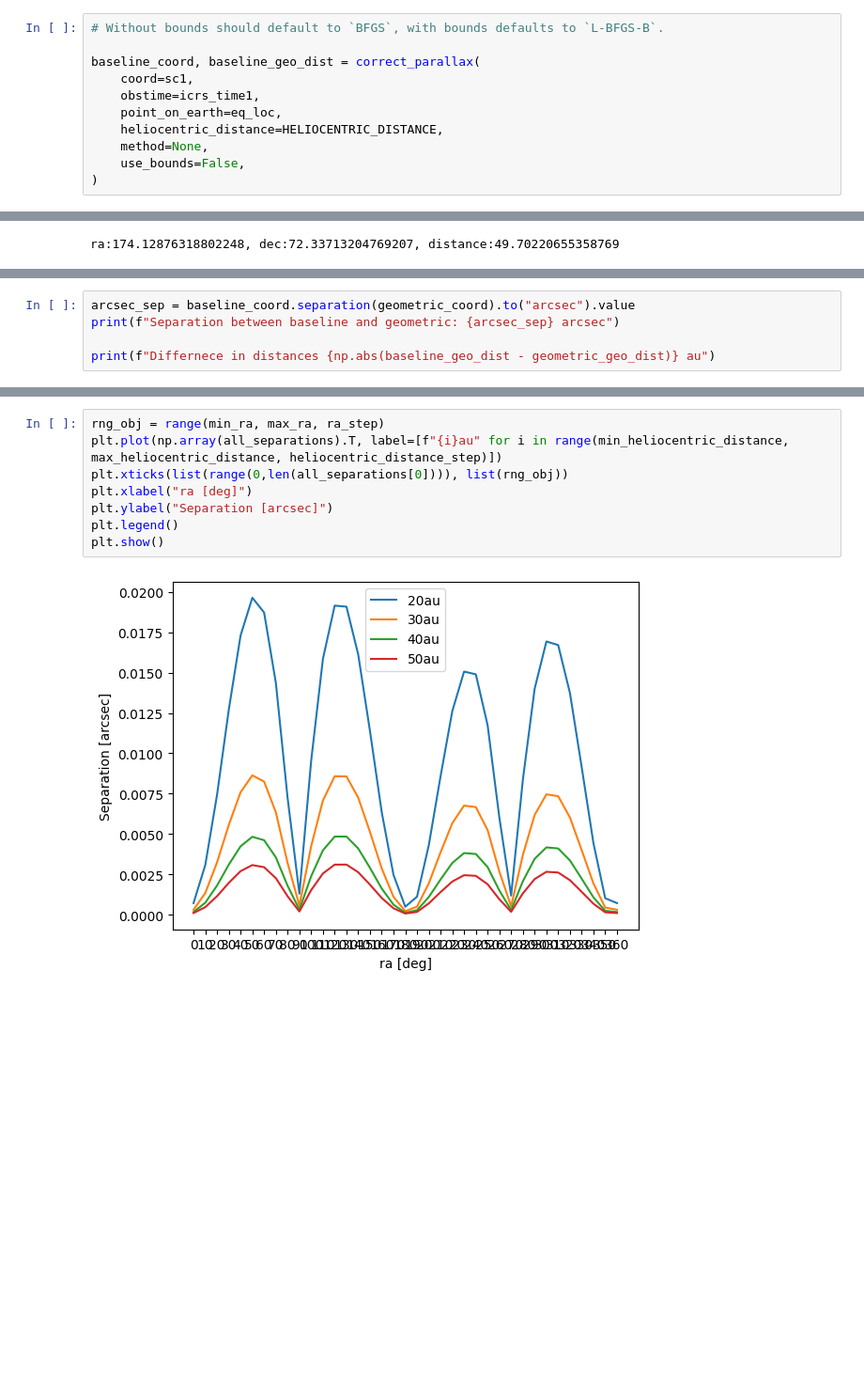
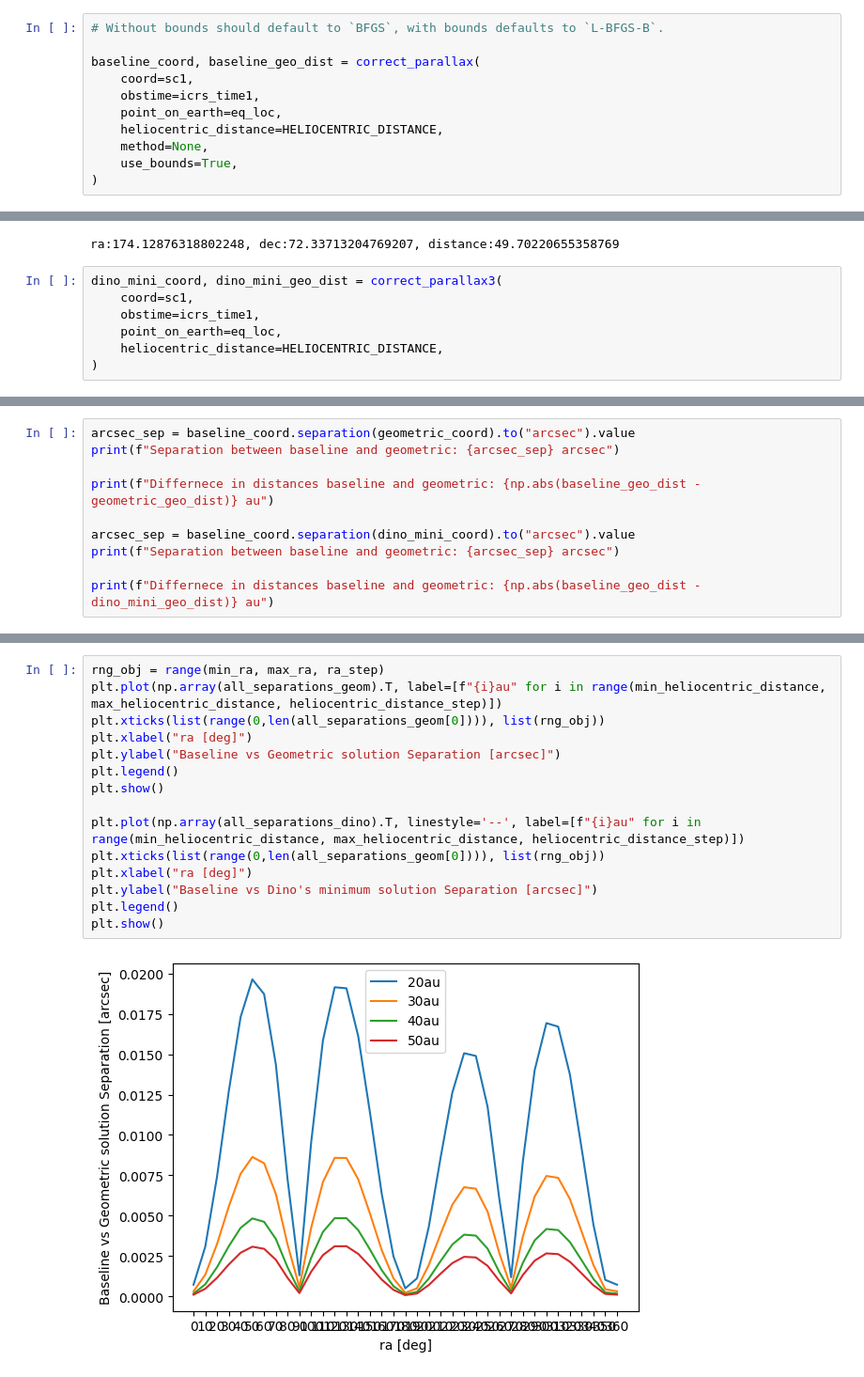
Before and after one commit to dirac-institute/kbmod, a Jupyter notebook: notebooks/reprojection/heliocentric_reproject_smanap.ipynb, the cells around one changed output, grey strips where cells are left out. Shown at 94% size. Drawn from its saved outputs; the diff is of its cells as text; blank space fills up the shorter version.

Commit message:
Adding Dino's minimum approach for correct_parallax, updated comparison notebook as well.

```diff
--- a/notebooks/reprojection/heliocentric_reproject_smanap.ipynb
+++ b/notebooks/reprojection/heliocentric_reproject_smanap.ipynb
@@ -23,7 +23,7 @@ baseline_coord, baseline_geo_dist = correct_parallax(
     point_on_earth=eq_loc,
     heliocentric_distance=HELIOCENTRIC_DISTANCE,
     method=None,
-    use_bounds=False,
+    use_bounds=True,
 )
 # %%
 print(f"ra:{baseline_coord.ra.deg}, dec:{baseline_coord.dec.deg}, distance:{baseline_geo_dist}")
@@ -40,3 +40,10 @@ geometric_coord, geometric_geo_dist = correct_parallax2(
 print(f"ra:{geometric_coord.ra.deg}, dec:{geometric_coord.dec.deg}, distance:{geometric_geo_dist}")
 # %% [output]
 ra:174.12876318802248, dec:72.33713204769207, distance:49.70220655358769
+# %%
+dino_mini_coord, dino_mini_geo_dist = correct_parallax3(
+    coord=sc1,
+    obstime=icrs_time1,
+    point_on_earth=eq_loc,
+    heliocentric_distance=HELIOCENTRIC_DISTANCE,
+)
@@ -44,5 +55,10 @@ ra:174.12876318802248, dec:72.33713204769207, distance:49.70220655358769
 arcsec_sep = baseline_coord.separation(geometric_coord).to("arcsec").value
 print(f"Separation between baseline and geometric: {arcsec_sep} arcsec")
 
-print(f"Differnece in distances {np.abs(baseline_geo_dist - geometric_geo_dist)} au")
+print(f"Differnece in distances baseline and geometric: {np.abs(baseline_geo_dist - geometric_geo_dist)} au")
+
+arcsec_sep = baseline_coord.separation(dino_mini_coord).to("arcsec").value
+print(f"Separation between baseline and geometric: {arcsec_sep} arcsec")
+
+print(f"Differnece in distances baseline and geometric: {np.abs(baseline_geo_dist - dino_mini_geo_dist)} au")
 # %% [output]
@@ -101,11 +138,18 @@ Working on heliocentric distance:40
 Working on heliocentric distance:50
 # %%
 rng_obj = range(min_ra, max_ra, ra_step)
-plt.plot(np.array(all_separations).T, label=[f"{i}au" for i in range(min_heliocentric_distance, max_heliocentric_distance, heliocentric_distance_step)])
-plt.xticks(list(range(0,len(all_separations[0]))), list(rng_obj))
+plt.plot(np.array(all_separations_geom).T, label=[f"{i}au" for i in range(min_heliocentric_distance, max_heliocentric_distance, heliocentric_distance_step)])
+plt.xticks(list(range(0,len(all_separations_geom[0]))), list(rng_obj))
 plt.xlabel("ra [deg]")
-plt.ylabel("Separation [arcsec]")
+plt.ylabel("Baseline vs Geometric solution Separation [arcsec]")
 plt.legend()
 plt.show()
+
+plt.plot(np.array(all_separations_dino).T, linestyle='--', label=[f"{i}au" for i in range(min_heliocentric_distance, max_heliocentric_distance, heliocentric_distance_step)])
+plt.xticks(list(range(0,len(all_separations_geom[0]))), list(rng_obj))
+plt.xlabel("ra [deg]")
+plt.ylabel("Baseline vs Dino's minimum solution Separation [arcsec]")
+plt.legend()
+plt.show()
 # %% [output]
-[figure, old version]
+[figure, new version]
```
Also changed, not shown: parts of 8 cells of this notebook, 1 other file.
